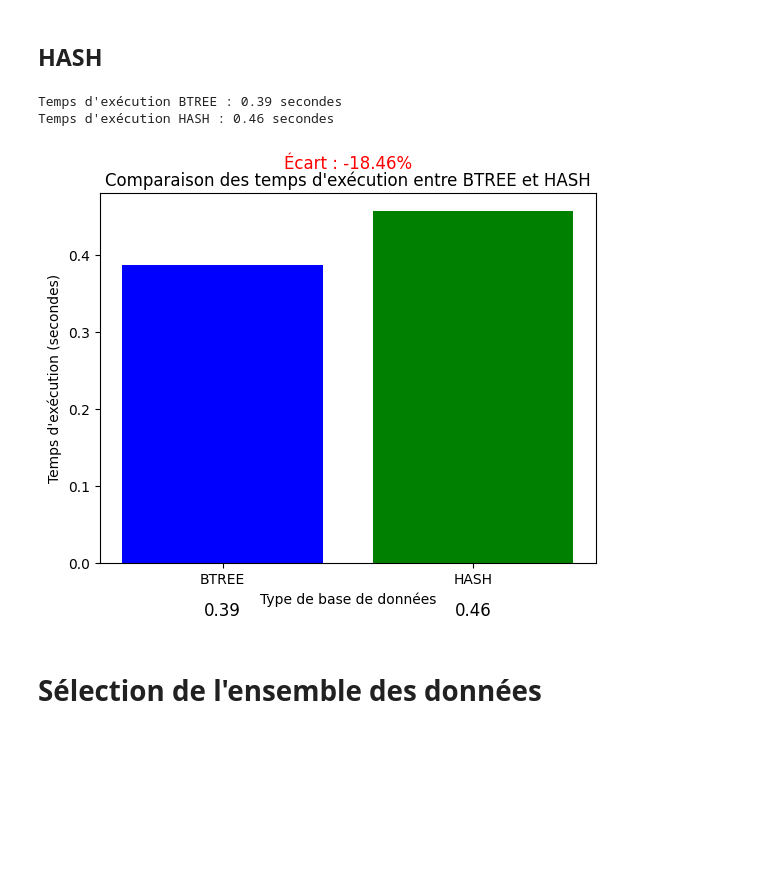
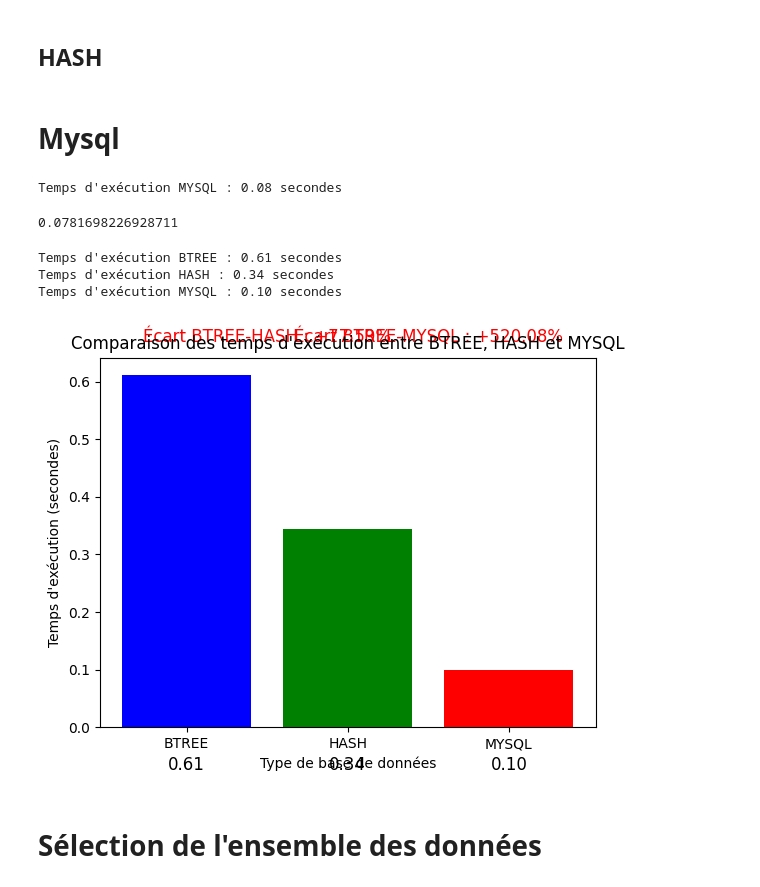
Before and after one commit to jrj37/Benchmark_TDLE, a Jupyter notebook: parcoursup_bekerleydb.ipynb, the cells around one changed output. Drawn from its saved outputs; the diff is of its cells as text; code cells hidden in the pictures; blank space fills up the shorter version.

```diff
--- a/parcoursup_bekerleydb.ipynb
+++ b/parcoursup_bekerleydb.ipynb
@@ -317,3 +581,5 @@ def get_etablissements_hash(db_file):
         db_hash.close()
 
     return duration
+# %% [markdown]
+# Mysql
@@ -320,51 +610,66 @@ def get_etablissements_hash(db_file):
+# %%
+get_etablissements_mysql()
+# %% [output]
+Temps d'exécution MYSQL : 0.08 secondes
+0.0781698226928711
 # %%
 import matplotlib.pyplot as plt
 
 
-def plot_comparaison_temps(temps_btree, temps_hash):
+def plot_comparaison_temps(temps_btree, temps_hash, temps_mysql):
     # Créer les données pour le barplot
-    data = {'BTREE': temps_btree, 'HASH': temps_hash}
+    data = {'BTREE': temps_btree, 'HASH': temps_hash, 'MYSQL': temps_mysql}
 
-    # Calculer le pourcentage d'écart entre les deux temps
+    # Calculer le pourcentage d'écart entre les temps
     if temps_btree > temps_hash:
-        percentage_diff = ((temps_btree - temps_hash) / temps_hash) * 100
-        text = f'+{percentage_diff:.2f}%'
+        percentage_diff_btree_hash = ((temps_btree - temps_hash) / temps_hash) * 100
+        text_btree_hash = f'+{percentage_diff_btree_hash:.2f}%'
     else:
-        percentage_diff = ((temps_hash - temps_btree) / temps_btree) * 100
-        text = f'-{percentage_diff:.2f}%'
+        percentage_diff_btree_hash = ((temps_hash - temps_btree) / temps_btree) * 100
+        text_btree_hash = f'-{percentage_diff_btree_hash:.2f}%'
+
+    if temps_btree > temps_mysql:
+        percentage_diff_btree_mysql = ((temps_btree - temps_mysql) / temps_mysql) * 100
+        text_btree_mysql = f'+{percentage_diff_btree_mysql:.2f}%'
+    else:
+        percentage_diff_btree_mysql = ((temps_mysql - temps_btree) / temps_btree) * 100
+        text_btree_mysql = f'-{percentage_diff_btree_mysql:.2f}%'
 
     # Créer un barplot
     fig, ax = plt.subplots()
-    bars = ax.bar(data.keys(), data.values(), color=['blue', 'green'])
+    bars = ax.bar(data.keys(), data.values(), color=['blue', 'green', 'red'])
 
     # Ajouter les titres et labels
-    ax.set_title("Comparaison des temps d'exécution entre BTREE et HASH")
+    ax.set_title("Comparaison des temps d'exécution entre BTREE, HASH et MYSQL")
     ax.set_xlabel("Type de base de données")
     ax.set_ylabel("Temps d'exécution (secondes)")
 
     # Ajouter le texte du pourcentage d'écart sur le graphique
-    ax.text(0.5, max(data.values()) + 0.05, f'Écart : {text}', ha='center', va='bottom', fontsize=12, color='red')
+    ax.text(0.5, max(data.values()) + 0.05, f'Écart BTREE-HASH : {text_btree_hash}', ha='center', va='bottom', fontsize=12, color='red')
+    ax.text(1.5, max(data.values()) + 0.05, f'Écart BTREE-MYSQL : {text_btree_mysql}', ha='center', va='bottom', fontsize=12, color='red')
 
     # Ajouter les valeurs en bas de chaque barre
     for bar in bars:
         yval = bar.get_height()
         ax.text(bar.get_x() + bar.get_width() / 2, -0.05, f'{yval:.2f}', ha='center', va='top', fontsize=12, color='black')
 
     # Afficher le graphique
     plt.show()
 
-db_file_btree = 'parcoursup_btree.db'  # Nom de la base de données
-db_file_hash = 'parcoursup_hash.db'  # Nom de la base de données
+db_file_btree = 'data/parcoursup_btree.db'  # Nom de la base de données
+db_file_hash = 'data/parcoursup_hash.db'  # Nom de la base de données
 # Récupérer les temps d'exécution pour les deux types de bases de données
 temps_btree = get_etablissements_btree(db_file_btree)
 temps_hash = get_etablissements_hash(db_file_hash)
+temps_mysql = get_etablissements_mysql()
 
 # Afficher le barplot comparatif
-plot_comparaison_temps(temps_btree, temps_hash)
+plot_comparaison_temps(temps_btree, temps_hash, temps_mysql)
 # %% [output]
-Temps d'exécution BTREE : 0.39 secondes
-Temps d'exécution HASH : 0.46 secondes
+Temps d'exécution BTREE : 0.61 secondes
+Temps d'exécution HASH : 0.34 secondes
+Temps d'exécution MYSQL : 0.10 secondes
-[figure, old version]
+[figure, new version]
 # %% [markdown]
 # Sélection de l'ensemble des données
 # %% [markdown]
```
Also changed, not shown: parts of 22 cells of this notebook, 3 other files.
